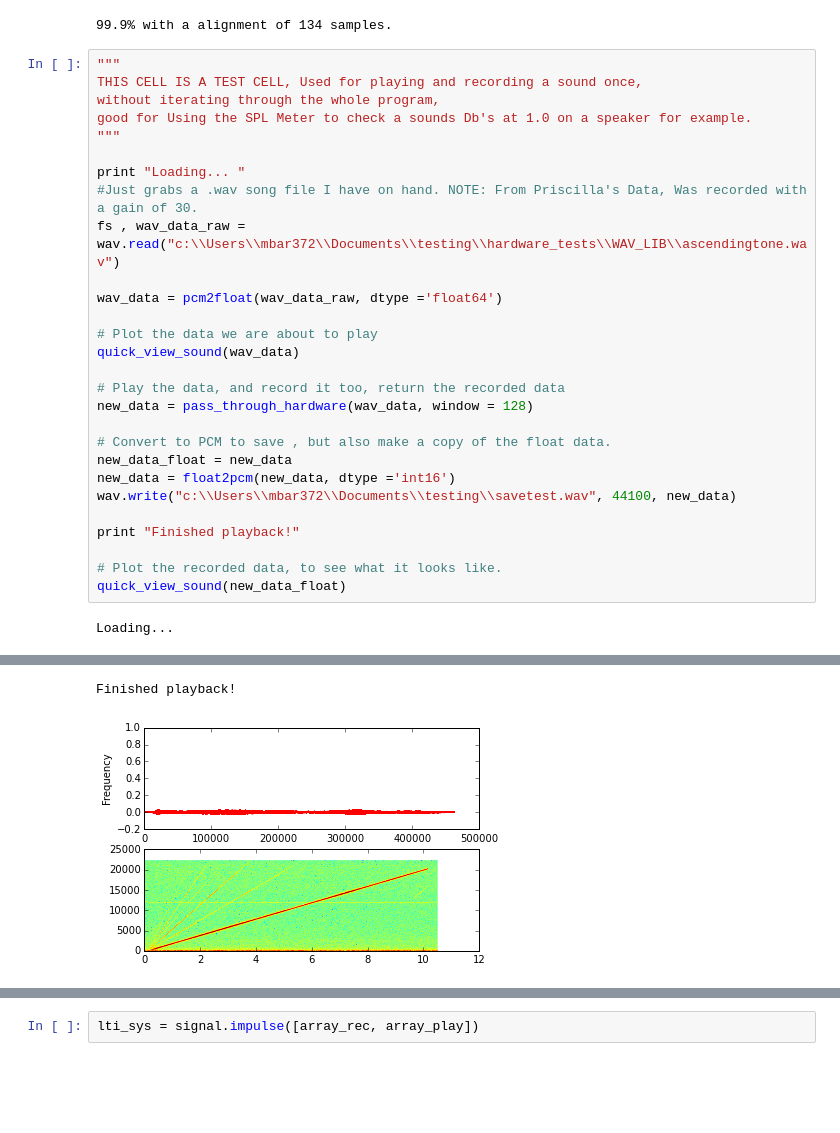
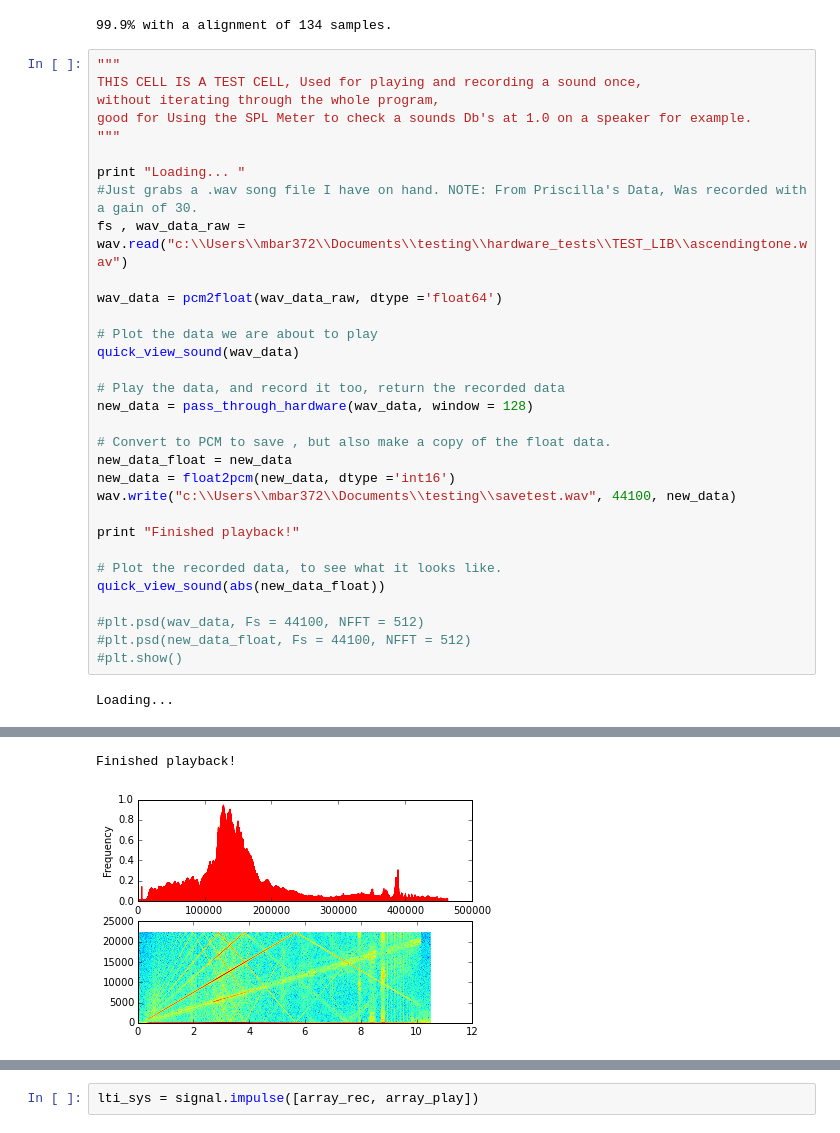
Before and after one commit to BirdMI-UniversityofAuckland/MichaelSandbox, a Jupyter notebook: MicSpeakerPro/MicSpeakerCheck_0.3.ipynb, the cells around one changed output, grey strips where cells are left out. Drawn from its saved outputs; the diff is of its cells as text; blank space fills up the shorter version.

```diff
--- a/MicSpeakerPro/MicSpeakerCheck_0.3.ipynb
+++ b/MicSpeakerPro/MicSpeakerCheck_0.3.ipynb
@@ -151,33 +151,37 @@ print str(a) + '% with a alignment of ' + str(alignment) + ' samples.'
 # %%
 """
 THIS CELL IS A TEST CELL, Used for playing and recording a sound once,
 without iterating through the whole program,
 good for Using the SPL Meter to check a sounds Db's at 1.0 on a speaker for example.
 """
 
 print "Loading... "
 #Just grabs a .wav song file I have on hand. NOTE: From Priscilla's Data, Was recorded with a gain of 30.
-fs , wav_data_raw = wav.read("c:\\Users\\mbar372\\Documents\\testing\\hardware_tests\\WAV_LIB\\ascendingtone.wav")
+fs , wav_data_raw = wav.read("c:\\Users\\mbar372\\Documents\\testing\\hardware_tests\\TEST_LIB\\ascendingtone.wav")
 
 wav_data = pcm2float(wav_data_raw, dtype ='float64')
 
 # Plot the data we are about to play
 quick_view_sound(wav_data)
 
 # Play the data, and record it too, return the recorded data
 new_data = pass_through_hardware(wav_data, window = 128)
 
 # Convert to PCM to save , but also make a copy of the float data.
 new_data_float = new_data
 new_data = float2pcm(new_data, dtype ='int16')
 wav.write("c:\\Users\\mbar372\\Documents\\testing\\savetest.wav", 44100, new_data)
 
 print "Finished playback!"
 
 # Plot the recorded data, to see what it looks like.
-quick_view_sound(new_data_float)
+quick_view_sound(abs(new_data_float))
+
+#plt.psd(wav_data, Fs = 44100, NFFT = 512)
+#plt.psd(new_data_float, Fs = 44100, NFFT = 512)
+#plt.show()
 # %% [output]
 Loading...
 [figure]
 Finished playback!
-[figure, old version]
+[figure, new version]
```
Also changed, not shown: parts of 2 cells of this notebook, 1 other file.
